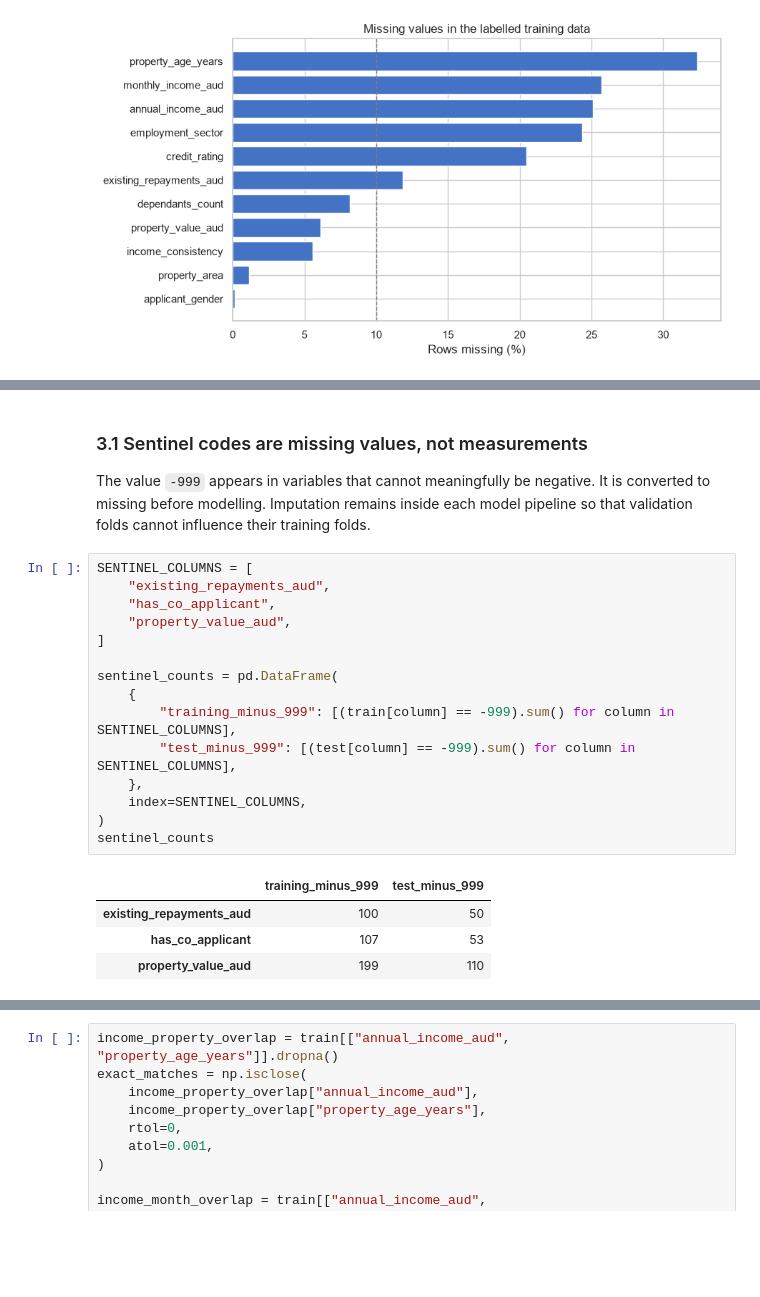
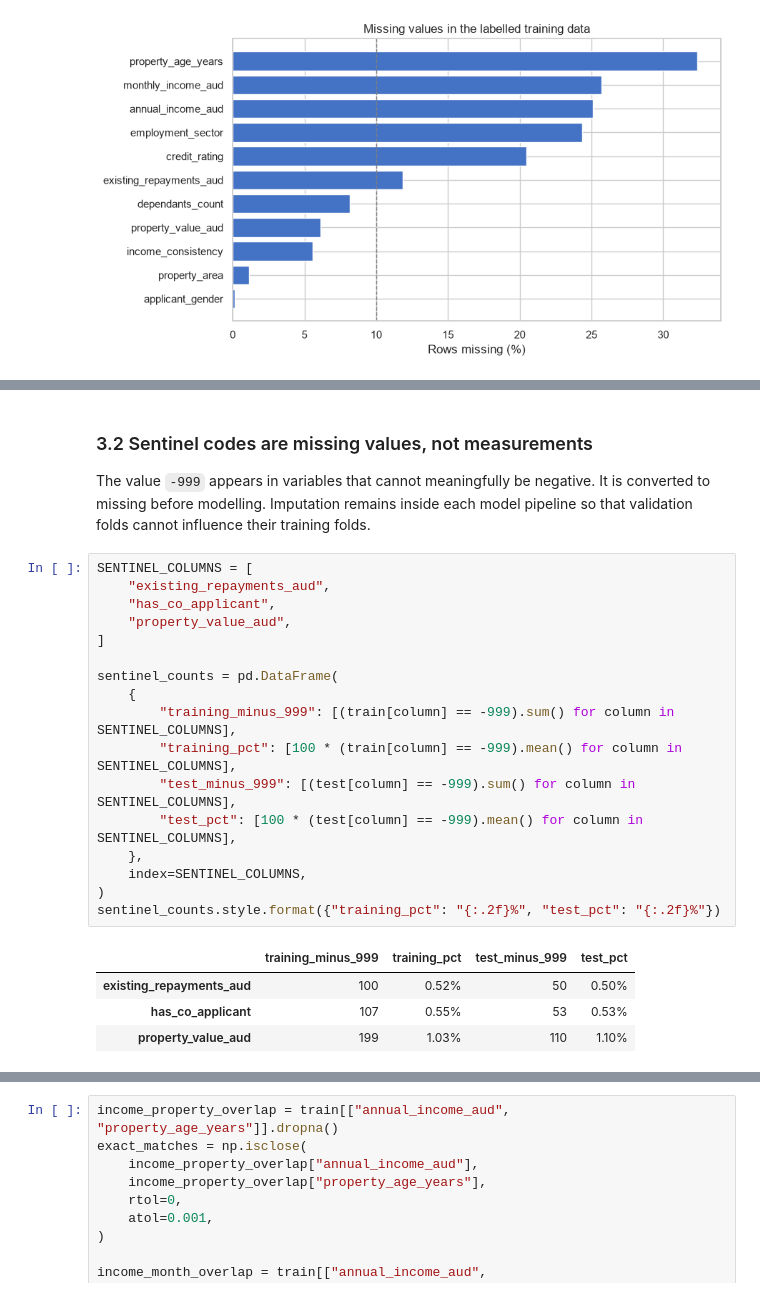
Before and after one commit to Adityap665/FIT-5149, a Jupyter notebook: assignment_1_from_scratch.ipynb, the cells around one changed output, grey strips where cells are left out. Saved outputs shown, nothing was run; the diff lists cells and outputs as text; blank space fills up the shorter version.

```diff
--- a/assignment_1_from_scratch.ipynb
+++ b/assignment_1_from_scratch.ipynb
@@ -191,27 +387,29 @@ See https://pandas.pydata.org/docs/user_guide/migration-3-strings.html#string-mi
 | 10 | marketing_channel | 5 | 5 | [] | [] | 1199 |
 | 11 | branch_id | 200 | 200 | [] | [] | 35 |
 # %% [markdown]
-### 3.1 Sentinel codes are missing values, not measurements
+### 3.2 Sentinel codes are missing values, not measurements
 
 The value `-999` appears in variables that cannot meaningfully be negative. It is converted to missing before modelling. Imputation remains inside each model pipeline so that validation folds cannot influence their training folds.
 # %%
 SENTINEL_COLUMNS = [
     "existing_repayments_aud",
     "has_co_applicant",
     "property_value_aud",
 ]
 
 sentinel_counts = pd.DataFrame(
     {
         "training_minus_999": [(train[column] == -999).sum() for column in SENTINEL_COLUMNS],
+        "training_pct": [100 * (train[column] == -999).mean() for column in SENTINEL_COLUMNS],
         "test_minus_999": [(test[column] == -999).sum() for column in SENTINEL_COLUMNS],
+        "test_pct": [100 * (test[column] == -999).mean() for column in SENTINEL_COLUMNS],
     },
     index=SENTINEL_COLUMNS,
 )
-sentinel_counts
+sentinel_counts.style.format({"training_pct": "{:.2f}%", "test_pct": "{:.2f}%"})
 # %% [output]
-|  | training_minus_999 | test_minus_999 |
-| existing_repayments_aud | 100 | 50 |
-| has_co_applicant | 107 | 53 |
-| property_value_aud | 199 | 110 |
+|  | training_minus_999 | training_pct | test_minus_999 | test_pct |
+| existing_repayments_aud | 100 | 0.52% | 50 | 0.50% |
+| has_co_applicant | 107 | 0.55% | 53 | 0.53% |
+| property_value_aud | 199 | 1.03% | 110 | 1.10% |
 # %% [markdown]
```
Also changed, not shown: parts of 30 cells of this notebook, 2 other files.
